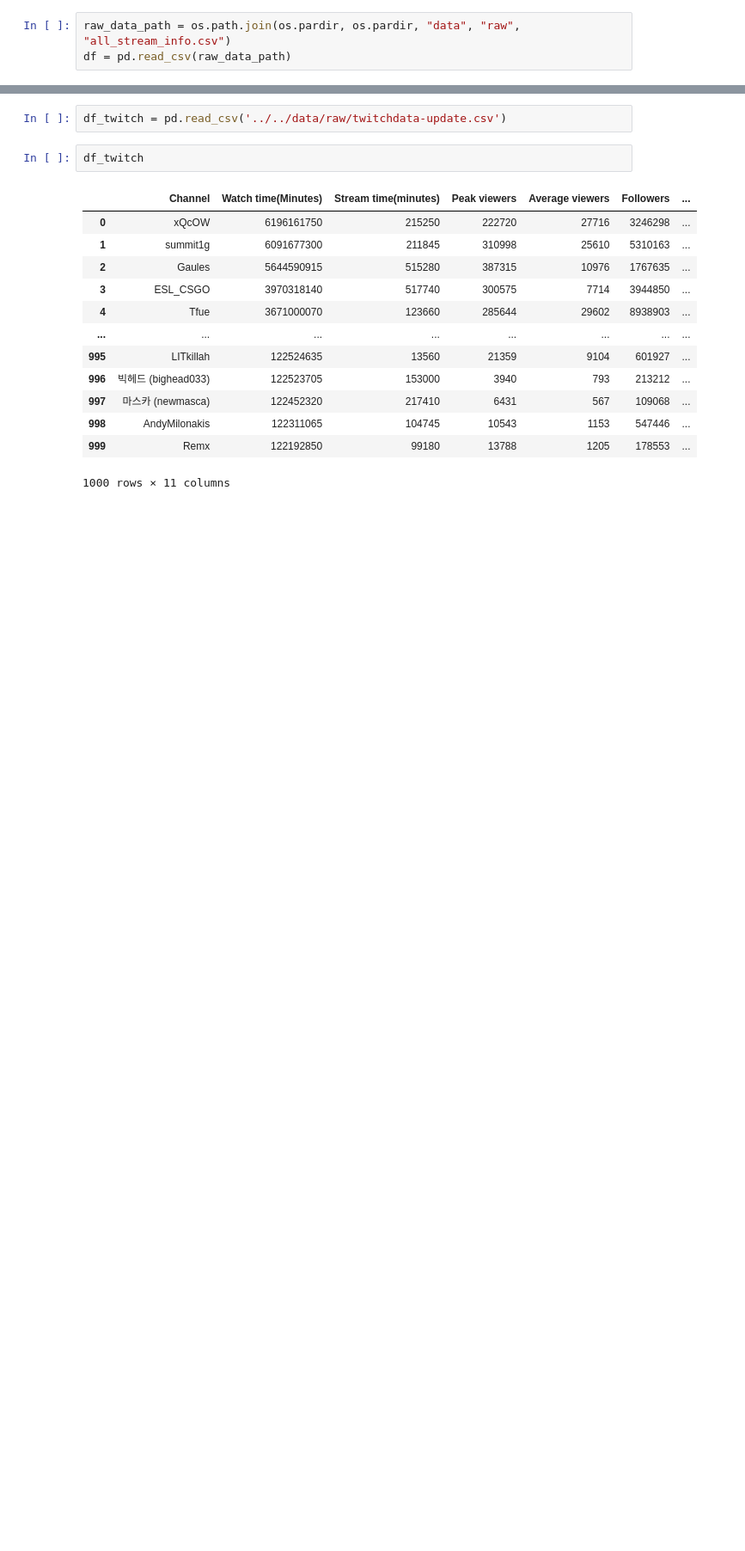
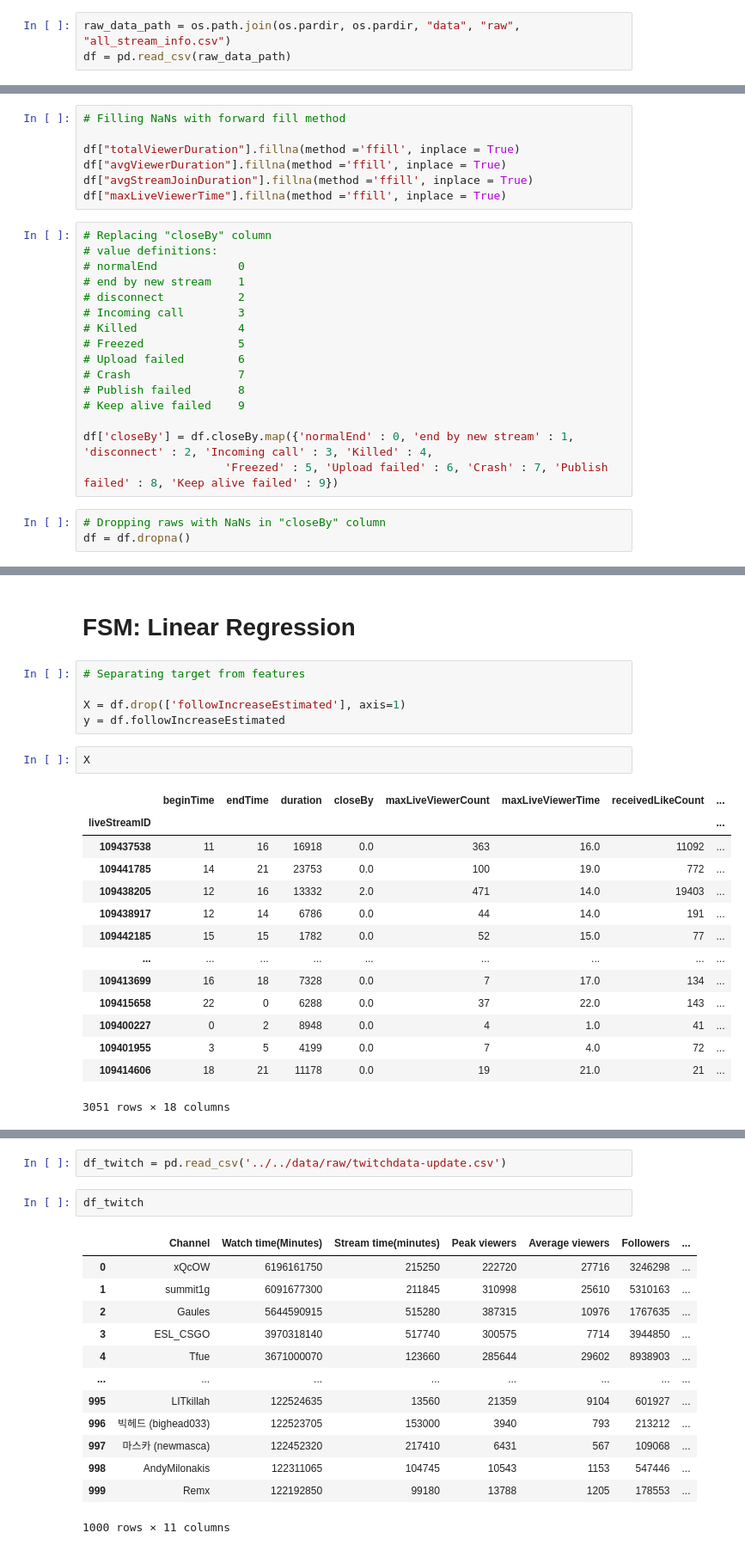
Before and after one commit to oklena/Live_Stream_Data_Analysis, a Jupyter notebook: notebooks/exploratory/EDA.ipynb, the cells around one changed output, grey strips where cells are left out. Shown at 86% size. Cells and saved outputs as stored; diff of their text form; blank space fills up the shorter version.

```diff
--- a/notebooks/exploratory/EDA.ipynb
+++ b/notebooks/exploratory/EDA.ipynb
@@ -25,0 +123,26 @@ df
+# %%
+# Filling NaNs with forward fill method
+
+df["totalViewerDuration"].fillna(method ='ffill', inplace = True)
+df["avgViewerDuration"].fillna(method ='ffill', inplace = True)
+df["avgStreamJoinDuration"].fillna(method ='ffill', inplace = True)
+df["maxLiveViewerTime"].fillna(method ='ffill', inplace = True)
+# %%
+# Replacing "closeBy" column
+# value definitions:
+# normalEnd            0
+# end by new stream    1
+# disconnect           2
+# Incoming call        3
+# Killed               4
+# Freezed              5
+# Upload failed        6
+# Crash                7
+# Publish failed       8
+# Keep alive failed    9
+
+df['closeBy'] = df.closeBy.map({'normalEnd' : 0, 'end by new stream' : 1, 'disconnect' : 2, 'Incoming call' : 3, 'Killed' : 4,
+                     'Freezed' : 5, 'Upload failed' : 6, 'Crash' : 7, 'Publish failed' : 8, 'Keep alive failed' : 9})
+# %%
+# Dropping raws with NaNs in "closeBy" column
+df = df.dropna()
@@ -25,0 +192,24 @@ df
+# %% [markdown]
+# FSM: Linear Regression
+# %%
+# Separating target from features
+
+X = df.drop(['followIncreaseEstimated'], axis=1)
+y = df.followIncreaseEstimated
+# %%
+X
+# %% [output]
+|  | beginTime | endTime | duration | closeBy | maxLiveViewerCount | maxLiveViewerTime | receivedLikeCount | ... |
+| liveStreamID |  |  |  |  |  |  |  | ... |
+| 109437538 | 11 | 16 | 16918 | 0.0 | 363 | 16.0 | 11092 | ... |
+| 109441785 | 14 | 21 | 23753 | 0.0 | 100 | 19.0 | 772 | ... |
+| 109438205 | 12 | 16 | 13332 | 2.0 | 471 | 14.0 | 19403 | ... |
+| 109438917 | 12 | 14 | 6786 | 0.0 | 44 | 14.0 | 191 | ... |
+| 109442185 | 15 | 15 | 1782 | 0.0 | 52 | 15.0 | 77 | ... |
+| ... | ... | ... | ... | ... | ... | ... | ... | ... |
+| 109413699 | 16 | 18 | 7328 | 0.0 | 7 | 17.0 | 134 | ... |
+| 109415658 | 22 | 0 | 6288 | 0.0 | 37 | 22.0 | 143 | ... |
+| 109400227 | 0 | 2 | 8948 | 0.0 | 4 | 1.0 | 41 | ... |
+| 109401955 | 3 | 5 | 4199 | 0.0 | 7 | 4.0 | 72 | ... |
+| 109414606 | 18 | 21 | 11178 | 0.0 | 19 | 21.0 | 21 | ... |
+3051 rows × 18 columns
```
Also changed, not shown: parts of 22 cells of this notebook.
